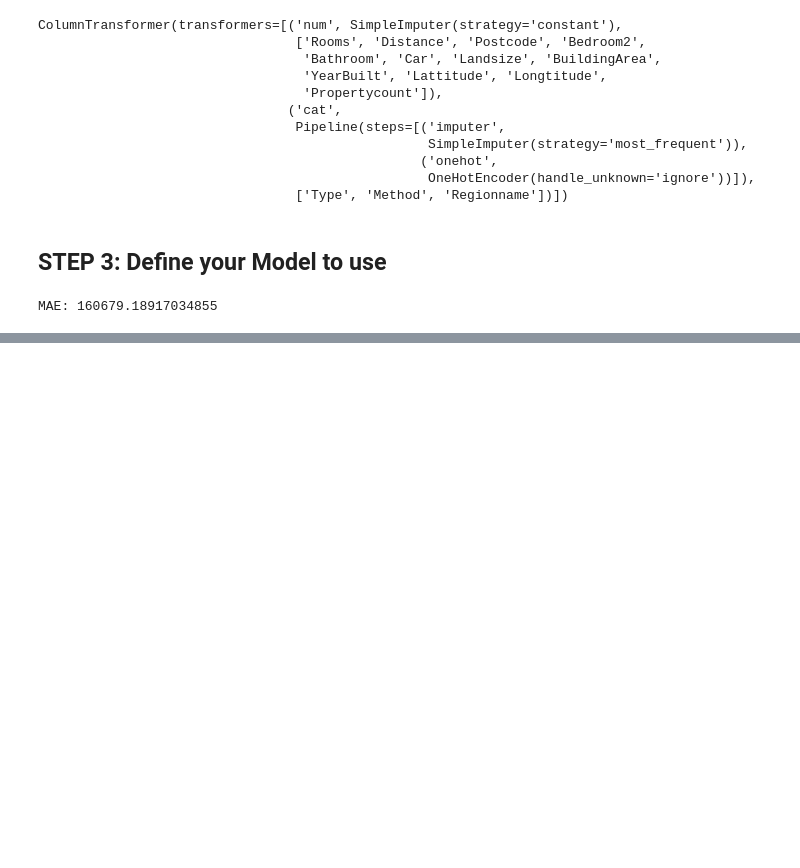
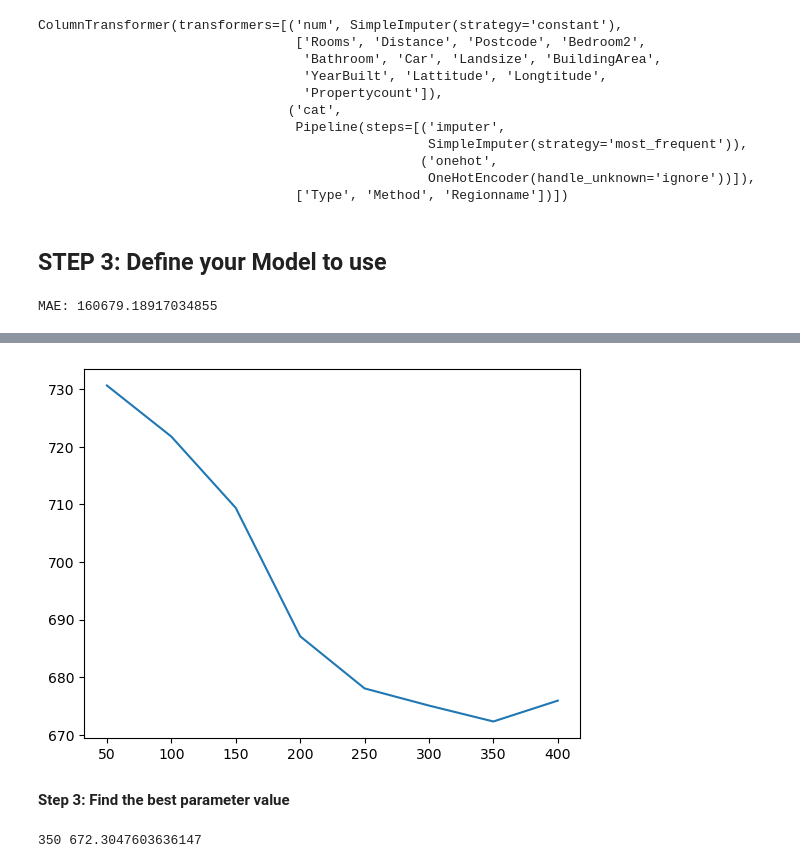
Before and after one commit to albert-joonyoung-park/kaggle-lessons, a Jupyter notebook: kaggle-ml2.ipynb, the cells around one changed output, grey strips where cells are left out. Saved outputs shown, nothing was run; the diff lists cells and outputs as text; code cells hidden in the pictures; blank space fills up the shorter version.

```diff
--- a/kaggle-ml2.ipynb
+++ b/kaggle-ml2.ipynb
@@ -552,0 +660,8 @@ MAE: 160679.18917034855
+# %%
+# Define a Pipeline for preprocessing and model bundling
+# Use SimpleIimputer and RandomForestRegressor in this project
+
+pipeline = Pipeline(steps=[
+    ('preprocess', SimpleImputer()), # default - mean of other values
+    ('model', RandomForestRegressor(n_estimators=50, random_state=0))
+])
@@ -552,0 +689,24 @@ MAE: 160679.18917034855
+# %%
+from sklearn.pipeline import Pipeline
+from sklearn.impute import SimpleImputer
+from sklearn.ensemble import RandomForestRegressor
+from sklearn.model_selection import cross_val_score
+
+def get_score(n_estimators):
+    """Return the average MAE over 3 CV folds of random forest model.
+
+    Keyword argument:
+    n_estimators -- the number of trees in the forest
+    """
+    # define pipeline with preprocessing and model
+    pipeline = Pipeline(steps=[
+        ('preprocessor', SimpleImputer()),
+        ('model', RandomForestRegressor(n_estimators, random_state=0))
+    ])
+
+    # measure CV scores
+    scores = -1 * cross_val_score(pipeline, X, y,
+                    cv=3,
+                    scoring='neg_mean_absolute_error')
+
+    return scores.mean()
@@ -552,0 +718,5 @@ MAE: 160679.18917034855
+# %%
+results = {}
+
+for i in range(50,400+50, 50):
+    results[i] = get_score(i)
@@ -552,0 +734,17 @@ MAE: 160679.18917034855
+# %%
+# visualize the results
+
+import matplotlib.pyplot as plt
+%matplotlib inline
+
+plt.plot(list(results.keys()), list(results.values()))
+plt.show()
+# %% [output]
+[figure, added]
+# %% [markdown]
+**Step 3: Find the best parameter value**
+# %%
+n_estimators_best = min(results, key=results.get)
+print(n_estimators_best, results[n_estimators_best])
+# %% [output]
+350 672.3047603636147
```
Also changed, not shown: parts of 14 cells of this notebook.
